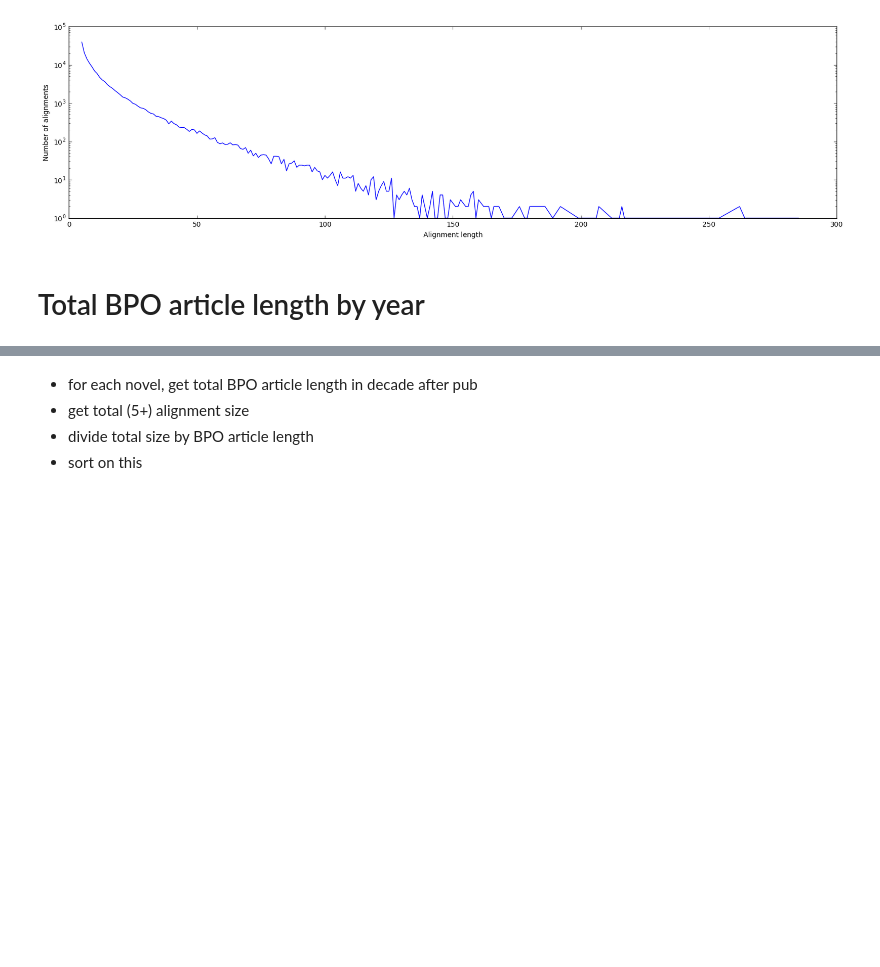
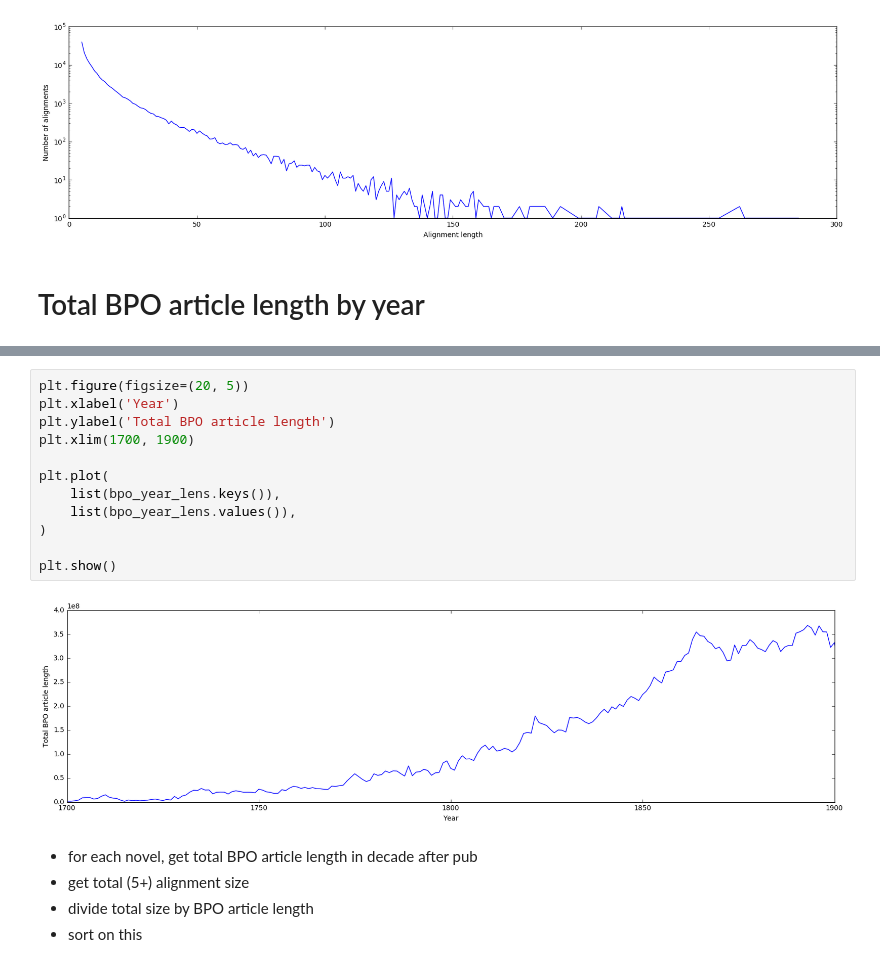
Before and after one commit to davidmcclure/quotes, a Jupyter notebook: notebooks/08-chadh-novel-rankings.ipynb, the cells around one changed output, grey strips where cells are left out. Cells and saved outputs as stored; diff of their text form; blank space fills up the shorter version.

Commit message:
Plot total BPO article length.

```diff
--- a/notebooks/08-chadh-novel-rankings.ipynb
+++ b/notebooks/08-chadh-novel-rankings.ipynb
@@ -85,3 +80,17 @@ year_lengths()
+# %%
+plt.figure(figsize=(20, 5))
+plt.xlabel('Year')
+plt.ylabel('Total BPO article length')
+plt.xlim(1700, 1900)
+
+plt.plot(
+    list(bpo_year_lens.keys()),
+    list(bpo_year_lens.values()),
+)
+
+plt.show()
+# %% [output]
+[figure, added]
 # %% [markdown]
 - for each novel, get total BPO article length in decade after pub
 - get total (5+) alignment size
```
Also changed, not shown: parts of 1 cell of this notebook, 2 other files.
